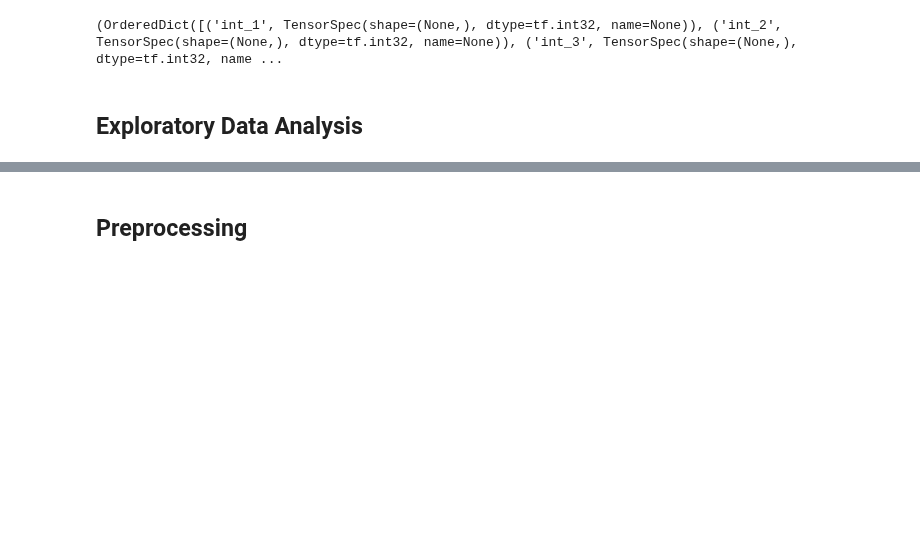
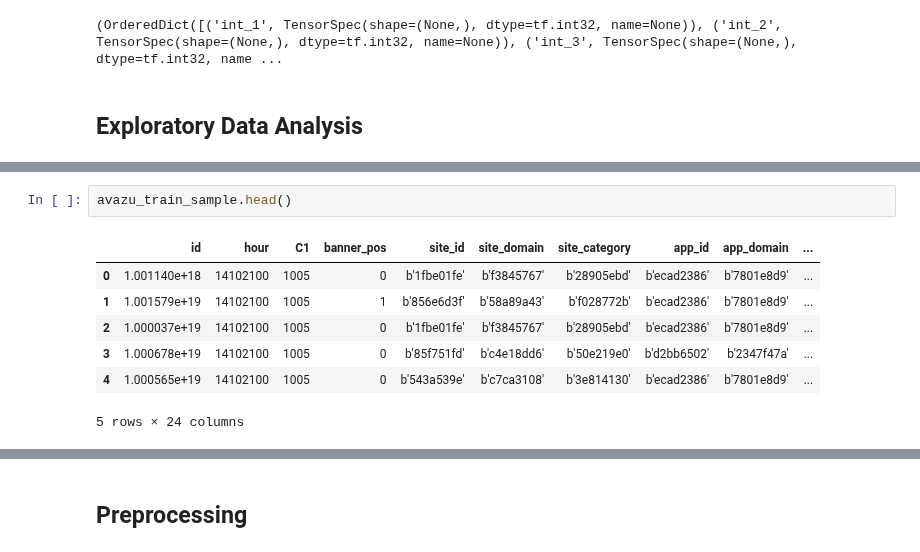
Before and after one commit to martinbatek/drl-ad-personalization, a Jupyter notebook: first_draft_notebook.ipynb, the cells around one changed output, grey strips where cells are left out. Cells and saved outputs as stored; diff of their text form; blank space fills up the shorter version.

```diff
--- a/first_draft_notebook.ipynb
+++ b/first_draft_notebook.ipynb
@@ -335,0 +272,10 @@ criteo_training_data.to_csv('../../data/criteo/criteo_train.csv', index=False)
+# %%
+avazu_train_sample.head()
+# %% [output]
+|  | id | hour | C1 | banner_pos | site_id | site_domain | site_category | app_id | app_domain | ... |
+| 0 | 1.001140e+18 | 14102100 | 1005 | 0 | b'1fbe01fe' | b'f3845767' | b'28905ebd' | b'ecad2386' | b'7801e8d9' | ... |
+| 1 | 1.001579e+19 | 14102100 | 1005 | 1 | b'856e6d3f' | b'58a89a43' | b'f028772b' | b'ecad2386' | b'7801e8d9' | ... |
+| 2 | 1.000037e+19 | 14102100 | 1005 | 0 | b'1fbe01fe' | b'f3845767' | b'28905ebd' | b'ecad2386' | b'7801e8d9' | ... |
+| 3 | 1.000678e+19 | 14102100 | 1005 | 0 | b'85f751fd' | b'c4e18dd6' | b'50e219e0' | b'd2bb6502' | b'2347f47a' | ... |
+| 4 | 1.000565e+19 | 14102100 | 1005 | 0 | b'543a539e' | b'c7ca3108' | b'3e814130' | b'ecad2386' | b'7801e8d9' | ... |
+5 rows × 24 columns
```
Also changed, not shown: parts of 15 cells of this notebook.
